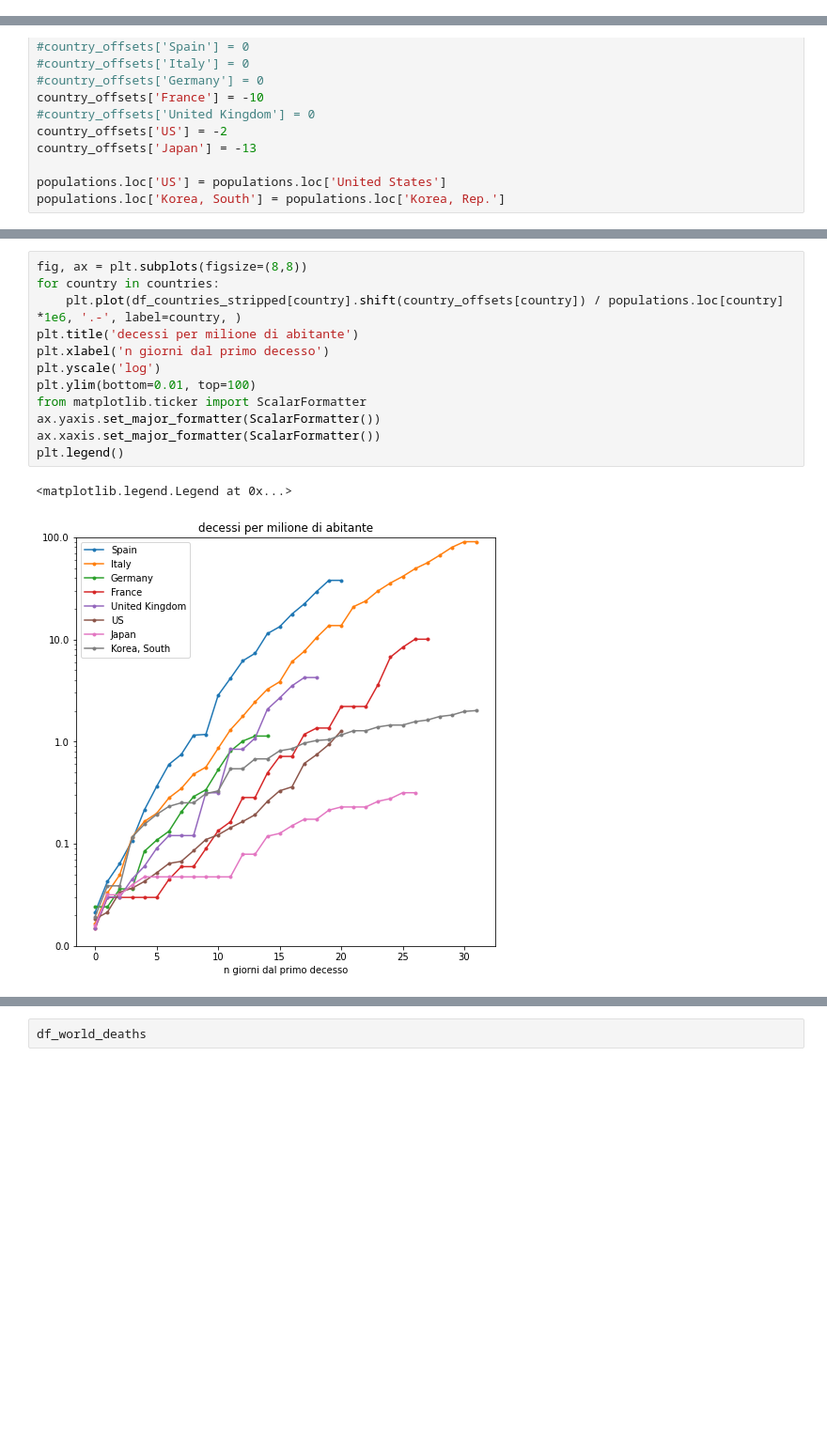
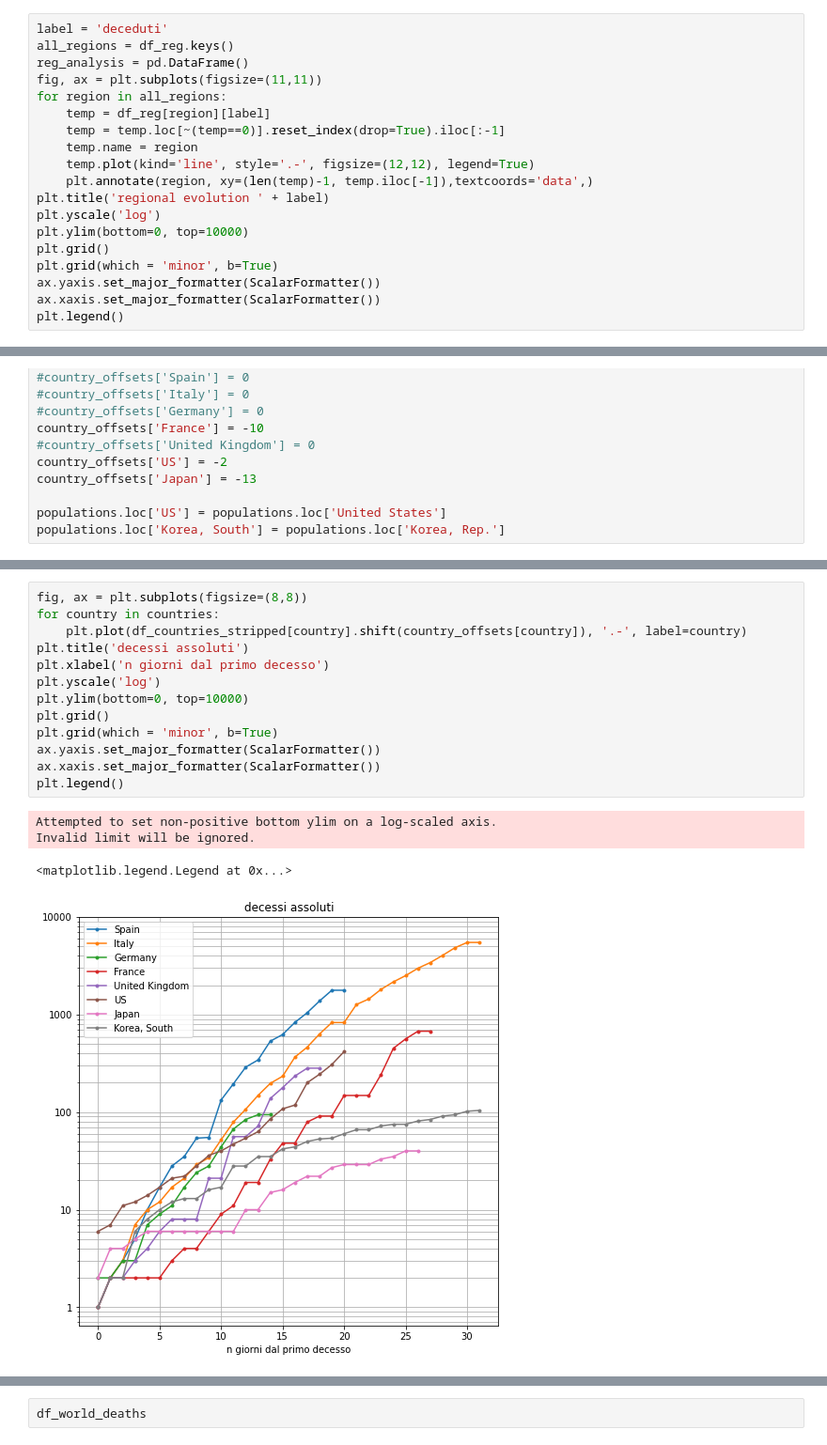
Before and after one commit to mspadaccino/COVID-19, a Jupyter notebook: notebooks/COVID_daily_report_Italy_World.ipynb, the cells around one changed output, grey strips where cells are left out. Shown at 94% size. Saved outputs shown, nothing was run; the diff lists cells and outputs as text; blank space fills up the shorter version.

Commit message:
daily update changed data downloader

```diff
--- a/notebooks/COVID_daily_report_Italy_World.ipynb
+++ b/notebooks/COVID_daily_report_Italy_World.ipynb
@@ -319,0 +360,19 @@ Name: dimessi_guariti, dtype: float64
+# %%
+label = 'deceduti'
+all_regions = df_reg.keys()
+reg_analysis = pd.DataFrame()
+fig, ax = plt.subplots(figsize=(11,11))
+for region in all_regions:
+    temp = df_reg[region][label]
+    temp = temp.loc[~(temp==0)].reset_index(drop=True).iloc[:-1]
+    temp.name = region
+    temp.plot(kind='line', style='.-', figsize=(12,12), legend=True)
+    plt.annotate(region, xy=(len(temp)-1, temp.iloc[-1]),textcoords='data',)
+plt.title('regional evolution ' + label)
+plt.yscale('log')
+plt.ylim(bottom=0, top=10000)
+plt.grid()
+plt.grid(which = 'minor', b=True)
+ax.yaxis.set_major_formatter(ScalarFormatter())
+ax.xaxis.set_major_formatter(ScalarFormatter())
+plt.legend()
@@ -438,15 +543,18 @@ populations.loc['Korea, South'] = populations.loc['Korea, Rep.']
 # %%
 fig, ax = plt.subplots(figsize=(8,8))
 for country in countries:
-    plt.plot(df_countries_stripped[country].shift(country_offsets[country]) / populations.loc[country] *1e6, '.-', label=country, )
-plt.title('decessi per milione di abitante')
+    plt.plot(df_countries_stripped[country].shift(country_offsets[country]), '.-', label=country)
+plt.title('decessi assoluti')
 plt.xlabel('n giorni dal primo decesso')
 plt.yscale('log')
-plt.ylim(bottom=0.01, top=100)
-from matplotlib.ticker import ScalarFormatter
+plt.ylim(bottom=0, top=10000)
+plt.grid()
+plt.grid(which = 'minor', b=True)
 ax.yaxis.set_major_formatter(ScalarFormatter())
 ax.xaxis.set_major_formatter(ScalarFormatter())
 plt.legend()
 # %% [output]
-<matplotlib.legend.Legend at 0x...>
+Attempted to set non-positive bottom ylim on a log-scaled axis.
+Invalid limit will be ignored.
+<matplotlib.legend.Legend at 0x...>
-[figure, old version]
+[figure, new version]
```
Also changed, not shown: parts of 35 cells of this notebook, 5 other files.
